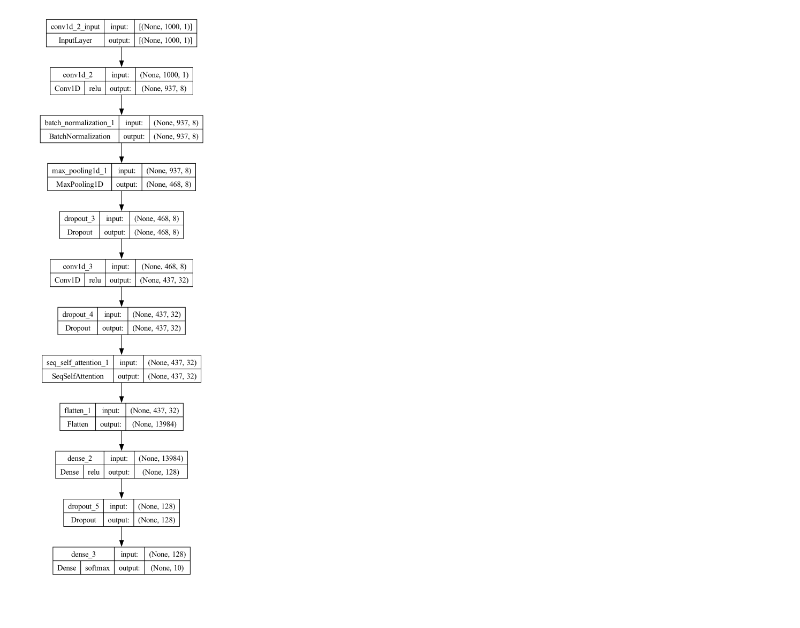
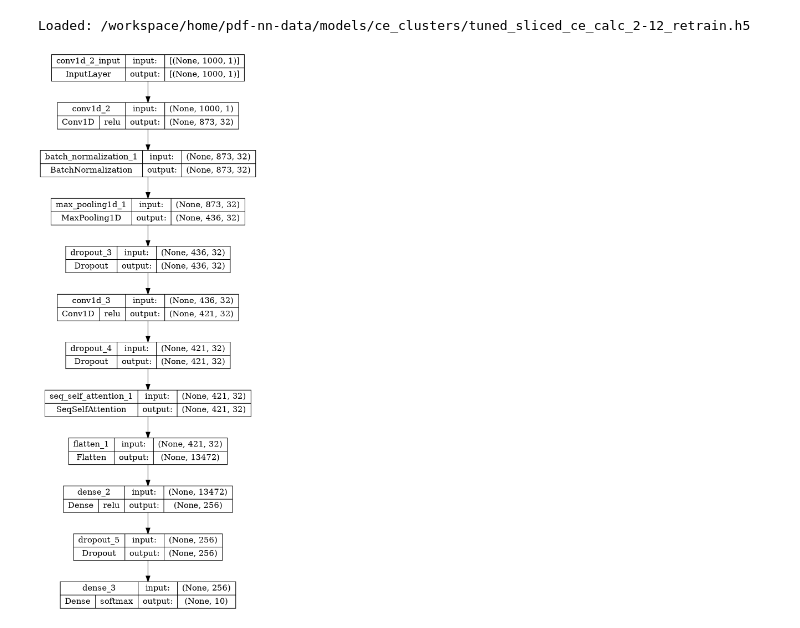
Before and after one commit to grebenyyk/PDF-NN, a Jupyter notebook: utils/plot-models.ipynb, the cells around one changed output. Saved outputs shown, nothing was run; the diff lists cells and outputs as text; code cells hidden in the pictures.

```diff
--- a/utils/plot-models.ipynb
+++ b/utils/plot-models.ipynb
@@ -19,7 +24,7 @@ OUTPUT_DIR = "../complete workflow/pdf-nn-data/results/figures"
 os.makedirs(OUTPUT_DIR, exist_ok=True)
 # %%
-# Load the Th clusters model
+# Load the CeO2 clusters model
 with custom_object_scope({'SeqSelfAttention': SeqSelfAttention}):
-    th_model = keras.models.load_model(MODELS["th_clusters"])
-print(f"Loaded: {MODELS['th_clusters']}")
+    ceo2_model = keras.models.load_model(str(MODELS["ceo2_clusters"]))
+print(f"Loaded: {MODELS['ceo2_clusters']}")
 # %% [output]
@@ -26,0 +37,28 @@ Loaded: ../complete workflow/pdf-nn-data/models/th_clusters/tuned_sliced_th_calc
+# %%
+# Plot model architecture using Keras plot_model (vertical layout)
+import importlib
+import shutil
+import pydot
+import keras.utils.vis_utils as vis_utils
+
+dot_path = shutil.which("dot")
+if dot_path is None:
+    raise RuntimeError("Graphviz 'dot' not found in PATH. Install graphviz and restart the kernel.")
+print(f"Graphviz dot: {dot_path}")
+print(f"pydot version: {pydot.__version__}")
+
+# Reload vis_utils in case Keras was imported before pydot install
+importlib.reload(vis_utils)
+plot_model = vis_utils.plot_model
+
+plot_model(
+    ceo2_model,
+    to_file=os.path.join(OUTPUT_DIR, "ceo2_model_architecture.png"),
+    show_shapes=True,
+    show_dtype=False,
+    show_layer_names=True,
+    rankdir="TB",  # Top to Bottom
+    expand_nested=True,
+    dpi=150,
+    show_layer_activations=True
+)
@@ -27,15 +90,21 @@ Loaded: ../complete workflow/pdf-nn-data/models/th_clusters/tuned_sliced_th_calc
+# %%
+# Load Ce clusters model
+with custom_object_scope({'SeqSelfAttention': SeqSelfAttention}):
+    ce_model = keras.models.load_model(MODELS["ce_clusters"])
+print(f"Loaded: {MODELS['ce_clusters']}")
+# %% [output]
+Loaded: /workspace/home/pdf-nn-data/models/ce_clusters/tuned_sliced_ce_calc_2-12_retrain.h5
 # %%
-# Plot model architecture using Keras plot_model (vertical layout)
 plot_model(
-    th_model,
-    to_file=os.path.join(OUTPUT_DIR, "th_model_architecture.png"),
+    ce_model,
+    to_file=os.path.join(OUTPUT_DIR, "ce_model_horizontal.png"),
     show_shapes=True,
     show_dtype=False,
     show_layer_names=True,
-    rankdir="TB",  # Top to Bottom
-    expand_nested=True,
+    rankdir="TB",
+    expand_nested=False,
     dpi=150,
     show_layer_activations=True
 )
 # %% [output]
-[figure, old version]
+[figure, new version]
```
Also changed, not shown: parts of 15 cells of this notebook, 13 other files.
